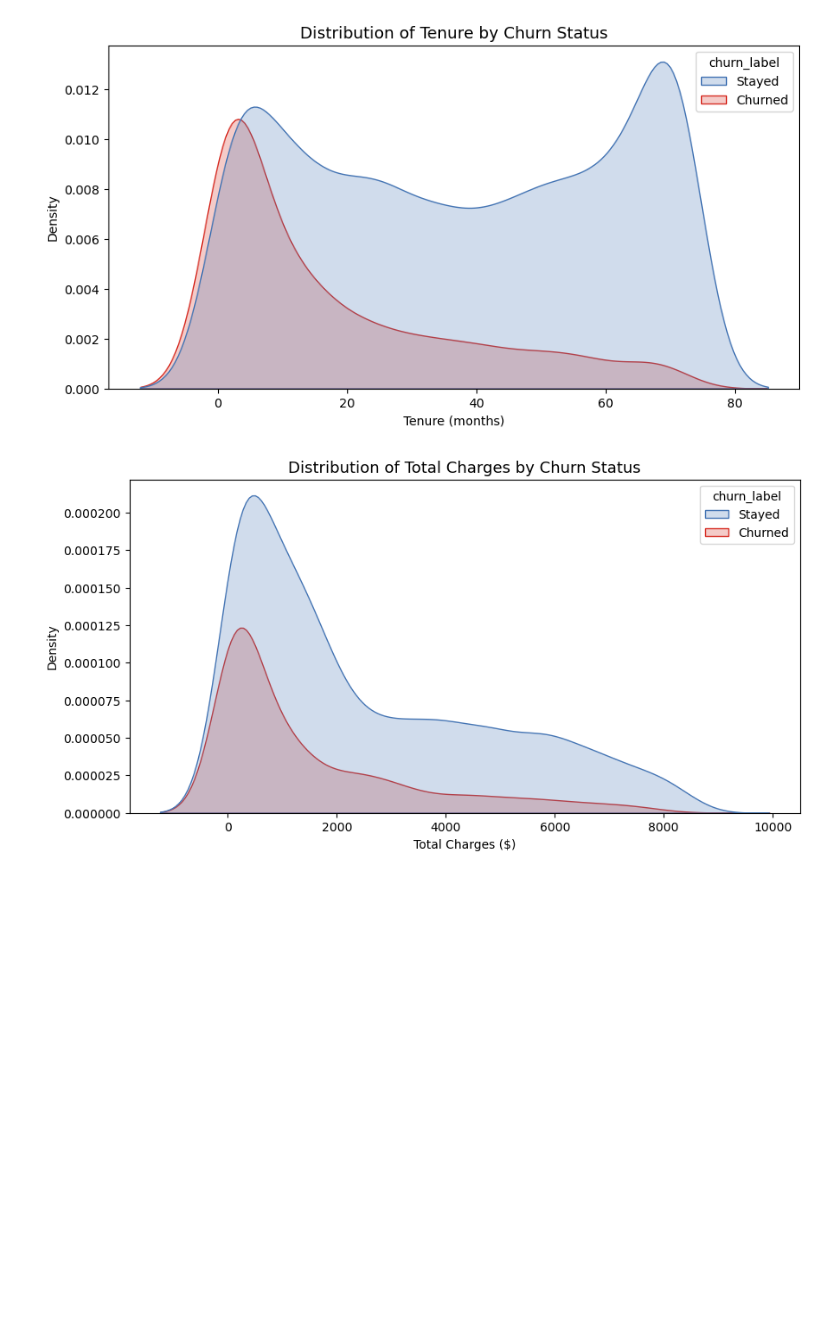
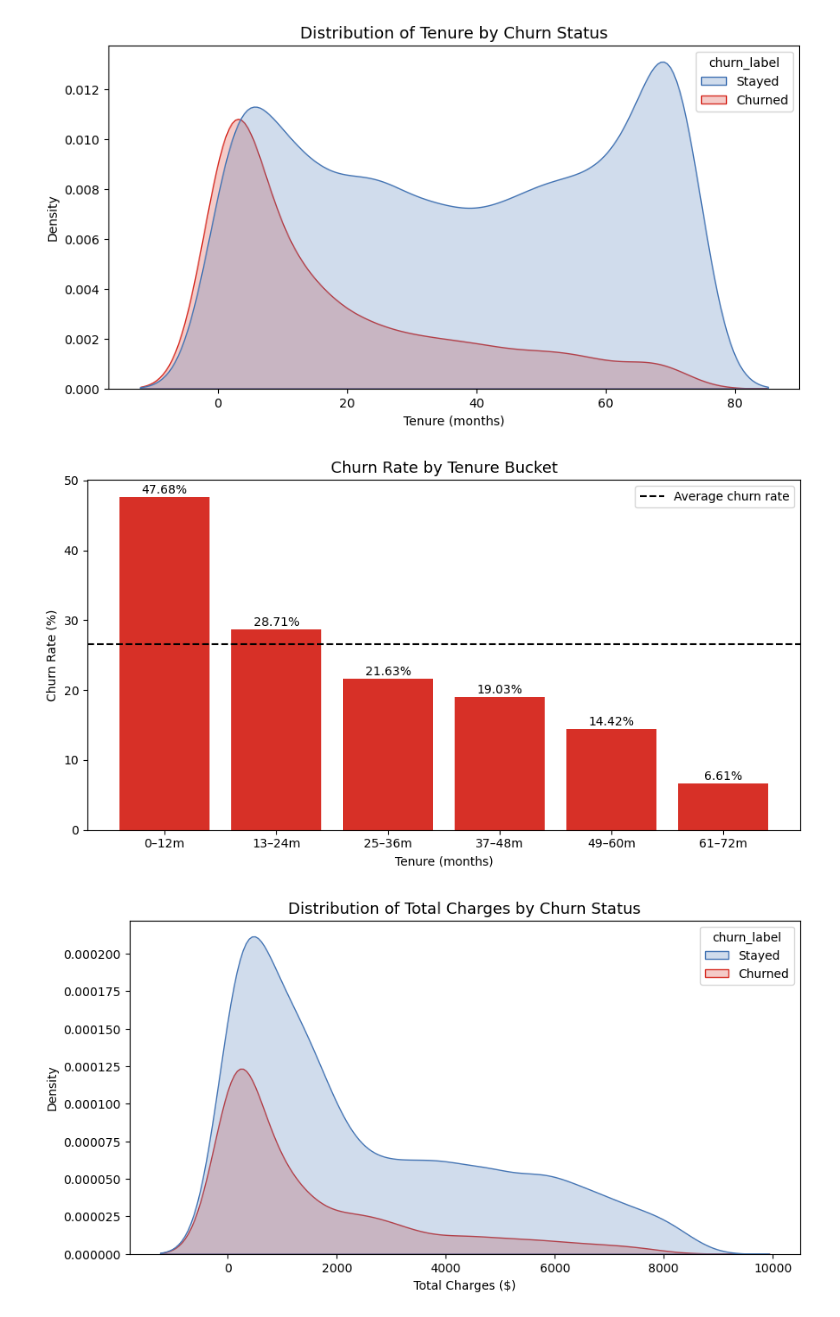
Before and after one commit to Jinglerjing/TELCO_CUSTOMER_CHURN_ANALYSIS, a Jupyter notebook: Churn_rate_EDA.ipynb, the cells around one changed output. Saved outputs shown, nothing was run; the diff lists cells and outputs as text; code cells hidden in the pictures; blank space fills up the shorter version.

```diff
--- a/Churn_rate_EDA.ipynb
+++ b/Churn_rate_EDA.ipynb
@@ -298,6 +325,32 @@ plt.ylabel('Density')
 plt.show()
 # %% [output]
 [figure]
+# %%
+# Churn rate (%) by tenure bucket — more actionable than the KDE for business audiences
+bins = [0, 12, 24, 36, 48, 60, 72]
+labels = ['0–12m', '13–24m', '25–36m', '37–48m', '49–60m', '61–72m']
+df['tenure_bucket'] = pd.cut(df['tenure'], bins=bins, labels=labels)
+
+tenure_churn = df.groupby('tenure_bucket')['churn'].mean().mul(100).round(2).reset_index()
+
+plt.figure(figsize=(9, 5))
+bars = plt.bar(tenure_churn['tenure_bucket'].astype(str), tenure_churn['churn'],
+               color='#d73027')
+plt.axhline(df['churn'].mean() * 100, color='black', linestyle='--', label='Average churn rate')
+for bar, val in zip(bars, tenure_churn['churn']):
+    plt.text(bar.get_x() + bar.get_width() / 2, bar.get_height() + 0.5,
+             f'{val}%', ha='center', fontsize=10)
+plt.title('Churn Rate by Tenure Bucket', fontsize=13)
+plt.xlabel('Tenure (months)')
+plt.ylabel('Churn Rate (%)')
+plt.legend()
+plt.tight_layout()
+plt.show()
+
+# Early-tenure customers (0–12m) are the highest churn risk — expect ~47–50%.
+# Churn drops sharply after the first year, confirming that surviving year one is a key retention milestone.
+# %% [output]
+[figure, added]
 # %%
 import seaborn as sns
 import matplotlib.pyplot as plt
```
Also changed, not shown: parts of 3 cells of this notebook, 3 other files.
